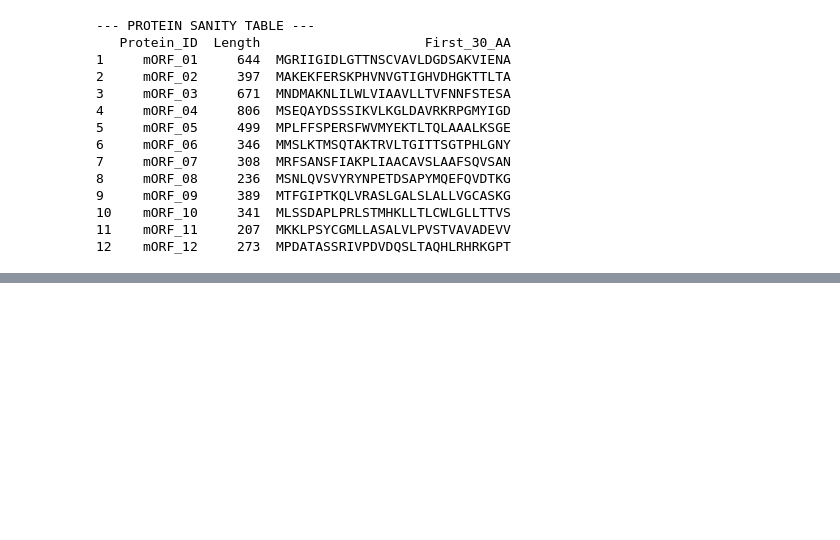
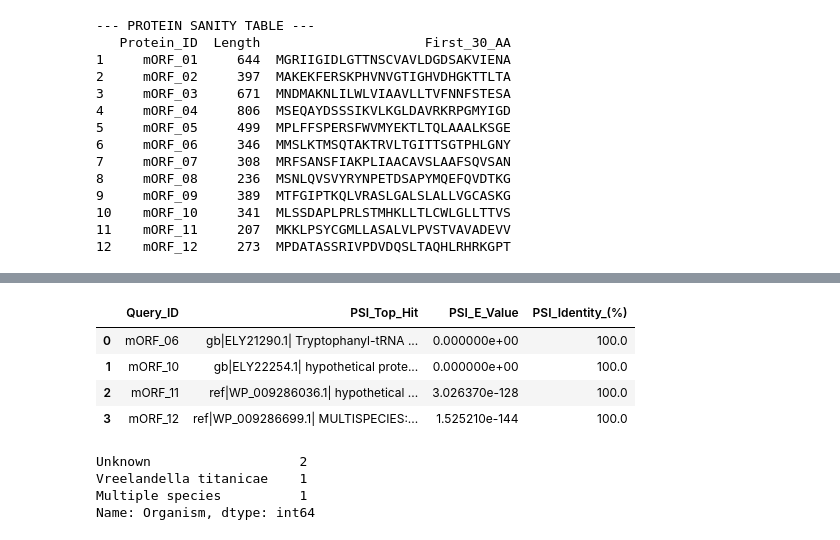
Before and after one commit to cetinazizm07/mysterious_proteins, a Jupyter notebook: bioinformatics_project.ipynb, the cells around one changed output, grey strips where cells are left out. Cells and saved outputs as stored; diff of their text form; code cells hidden in the pictures; blank space fills up the shorter version.

```diff
--- a/bioinformatics_project.ipynb
+++ b/bioinformatics_project.ipynb
@@ -491,0 +572,39 @@ Tree figure saved.
+# %%
+psi
+# %% [output]
+|  | Query_ID | PSI_Top_Hit | PSI_E_Value | PSI_Identity_(%) |
+| 0 | mORF_06 | gb|ELY21290.1| Tryptophanyl-tRNA ... | 0.000000e+00 | 100.0 |
+| 1 | mORF_10 | gb|ELY22254.1| hypothetical prote... | 0.000000e+00 | 100.0 |
+| 2 | mORF_11 | ref|WP_009286036.1| hypothetical ... | 3.026370e-128 | 100.0 |
+| 3 | mORF_12 | ref|WP_009286699.1| MULTISPECIES:... | 1.525210e-144 | 100.0 |
+# %%
+import pandas as pd
+import re
+
+def extract_organism(hit):
+
+    hit = str(hit)
+
+    # extract text inside brackets
+    match = re.search(r"\[(.*?)\]", hit)
+    if match:
+        return match.group(1)
+
+    # detect Vreelandella manually
+    if "Vreelandella" in hit:
+        return "Vreelandella titanicae"
+
+    # detect multispecies annotations
+    if "MULTISPECIES" in hit:
+        return "Multiple species"
+
+    return "Unknown"
+
+psi["Organism"] = psi["PSI_Top_Hit"].apply(extract_organism)
+
+print(psi["Organism"].value_counts())
+# %% [output]
+Unknown                   2
+Vreelandella titanicae    1
+Multiple species          1
+Name: Organism, dtype: int64
```
Also changed, not shown: parts of 8 cells of this notebook, 2 other files.
